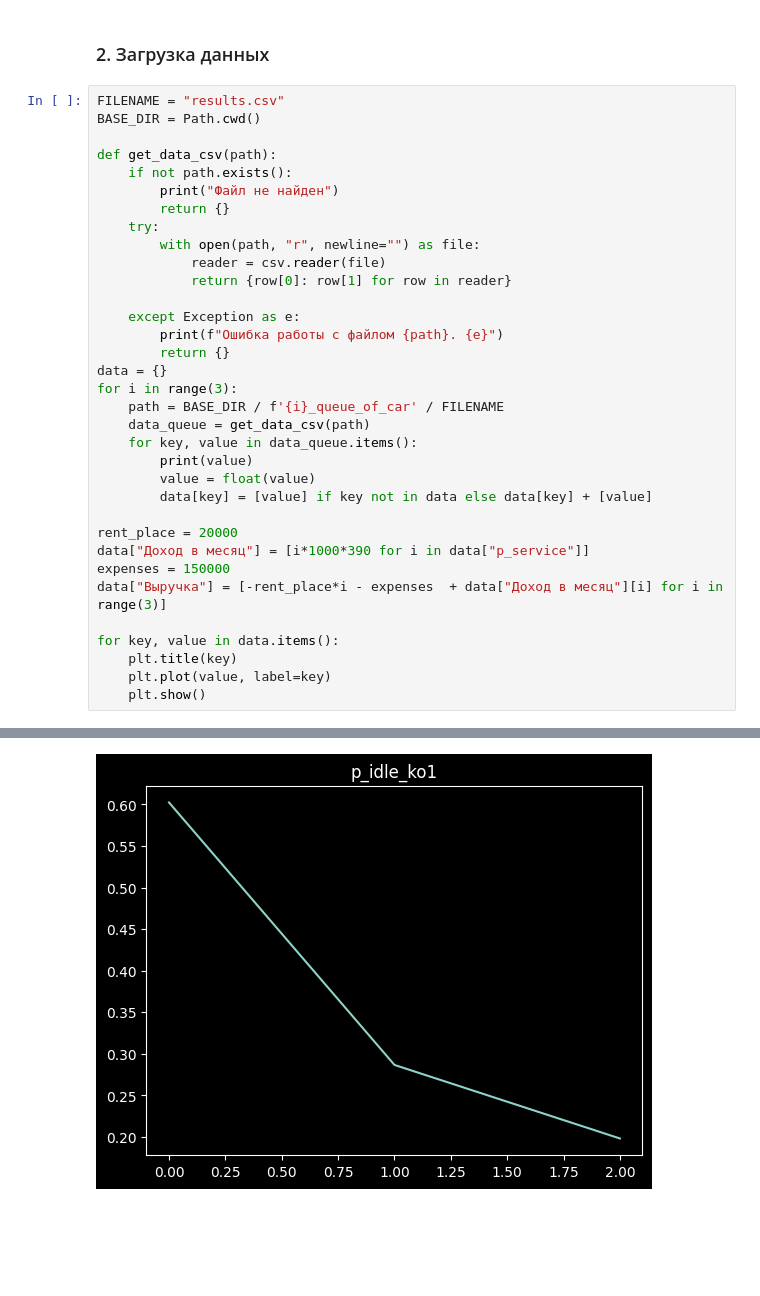
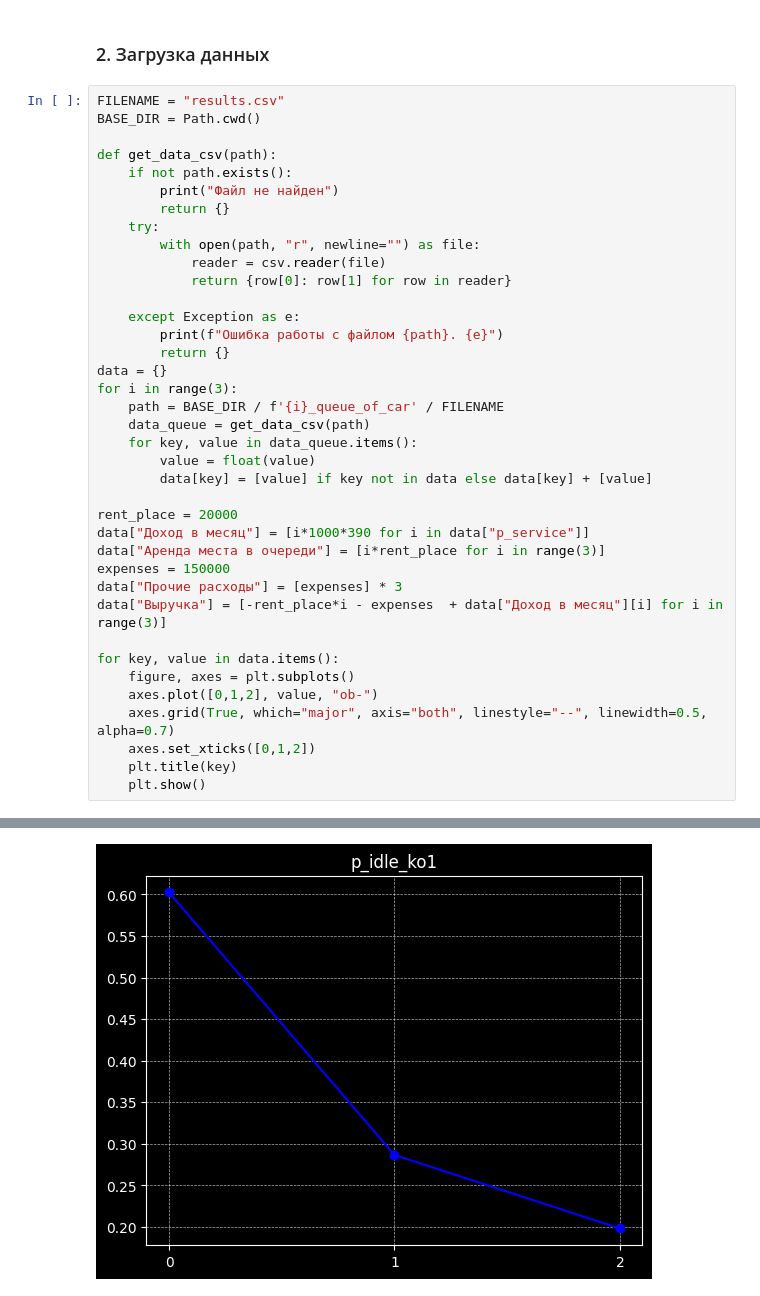
Before and after one commit to Vasja1142/system-modeling, a Jupyter notebook: graphics.ipynb, the cells around one changed output, grey strips where cells are left out. Saved outputs shown, nothing was run; the diff lists cells and outputs as text; blank space fills up the shorter version.

```diff
--- a/graphics.ipynb
+++ b/graphics.ipynb
@@ -27,17 +27,21 @@ for i in range(3):
     path = BASE_DIR / f'{i}_queue_of_car' / FILENAME
     data_queue = get_data_csv(path)
     for key, value in data_queue.items():
-        print(value)
         value = float(value)
         data[key] = [value] if key not in data else data[key] + [value]
 
 rent_place = 20000
 data["Доход в месяц"] = [i*1000*390 for i in data["p_service"]]
+data["Аренда места в очереди"] = [i*rent_place for i in range(3)]
 expenses = 150000
+data["Прочие расходы"] = [expenses] * 3
 data["Выручка"] = [-rent_place*i - expenses  + data["Доход в месяц"][i] for i in range(3)]
 
 for key, value in data.items():
+    figure, axes = plt.subplots()
+    axes.plot([0,1,2], value, "ob-")
+    axes.grid(True, which="major", axis="both", linestyle="--", linewidth=0.5, alpha=0.7)
+    axes.set_xticks([0,1,2])
     plt.title(key)
-    plt.plot(value, label=key)
     plt.show()
 # %% [output]
@@ -67 +54 @@ for key, value in data.items():
-[figure, old version]
+[figure, new version]
```
Also changed, not shown: parts of 2 cells of this notebook.
